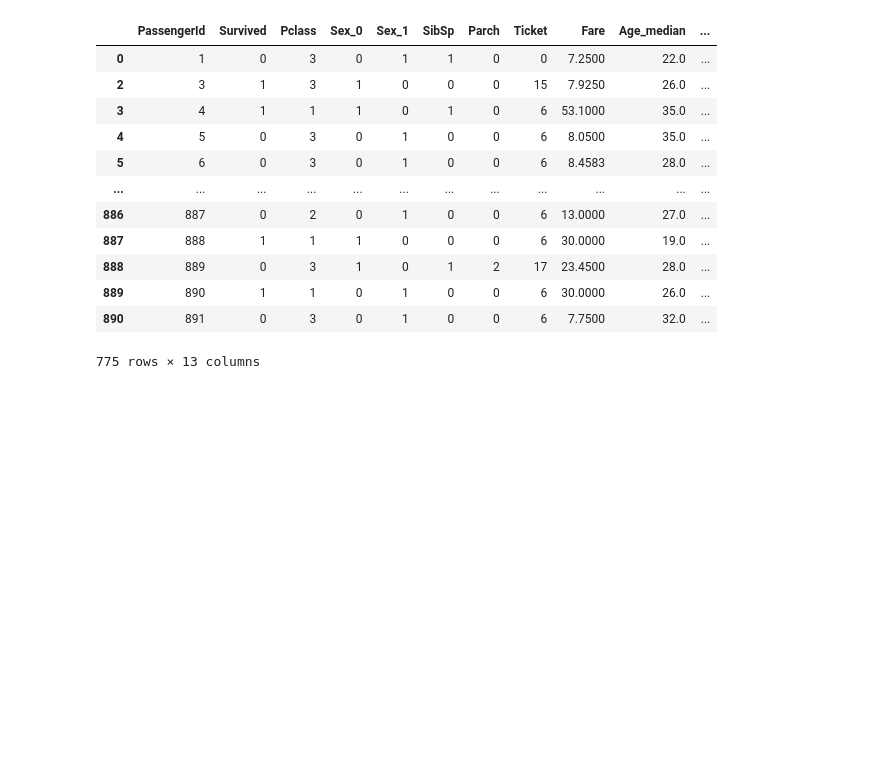
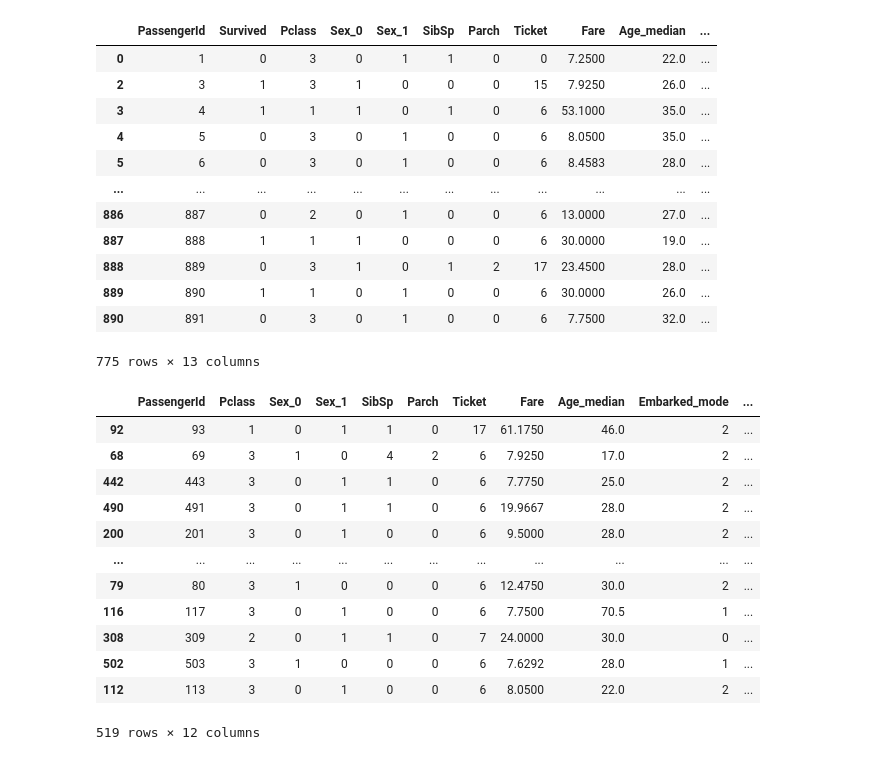
Before and after one commit to wrickguha/Kaggle_Notebooks, a Jupyter notebook: titanic-model.ipynb, the cells around one changed output. Saved outputs shown, nothing was run; the diff lists cells and outputs as text; code cells hidden in the pictures; blank space fills up the shorter version.

```diff
--- a/titanic-model.ipynb
+++ b/titanic-model.ipynb
@@ -1295,3 +1291,19 @@ X= df_train.drop('Survived',axis = 1)
 y= df_train['Survived']
 # %%
 X_train,X_test,y_train,y_test = train_test_split(X,y,test_size=0.33,random_state=42)
+# %%
+X_train
+# %% [output]
+|  | PassengerId | Pclass | Sex_0 | Sex_1 | SibSp | Parch | Ticket | Fare | Age_median | Embarked_mode | ... |
+| 92 | 93 | 1 | 0 | 1 | 1 | 0 | 17 | 61.1750 | 46.0 | 2 | ... |
+| 68 | 69 | 3 | 1 | 0 | 4 | 2 | 6 | 7.9250 | 17.0 | 2 | ... |
+| 442 | 443 | 3 | 0 | 1 | 1 | 0 | 6 | 7.7750 | 25.0 | 2 | ... |
+| 490 | 491 | 3 | 0 | 1 | 1 | 0 | 6 | 19.9667 | 28.0 | 2 | ... |
+| 200 | 201 | 3 | 0 | 1 | 0 | 0 | 6 | 9.5000 | 28.0 | 2 | ... |
+| ... | ... | ... | ... | ... | ... | ... | ... | ... | ... | ... | ... |
+| 79 | 80 | 3 | 1 | 0 | 0 | 0 | 6 | 12.4750 | 30.0 | 2 | ... |
+| 116 | 117 | 3 | 0 | 1 | 0 | 0 | 6 | 7.7500 | 70.5 | 1 | ... |
+| 308 | 309 | 2 | 0 | 1 | 1 | 0 | 7 | 24.0000 | 30.0 | 0 | ... |
+| 502 | 503 | 3 | 1 | 0 | 0 | 0 | 6 | 7.6292 | 28.0 | 1 | ... |
+| 112 | 113 | 3 | 0 | 1 | 0 | 0 | 6 | 8.0500 | 22.0 | 2 | ... |
+519 rows × 12 columns
```
Also changed, not shown: parts of 14 cells of this notebook.
